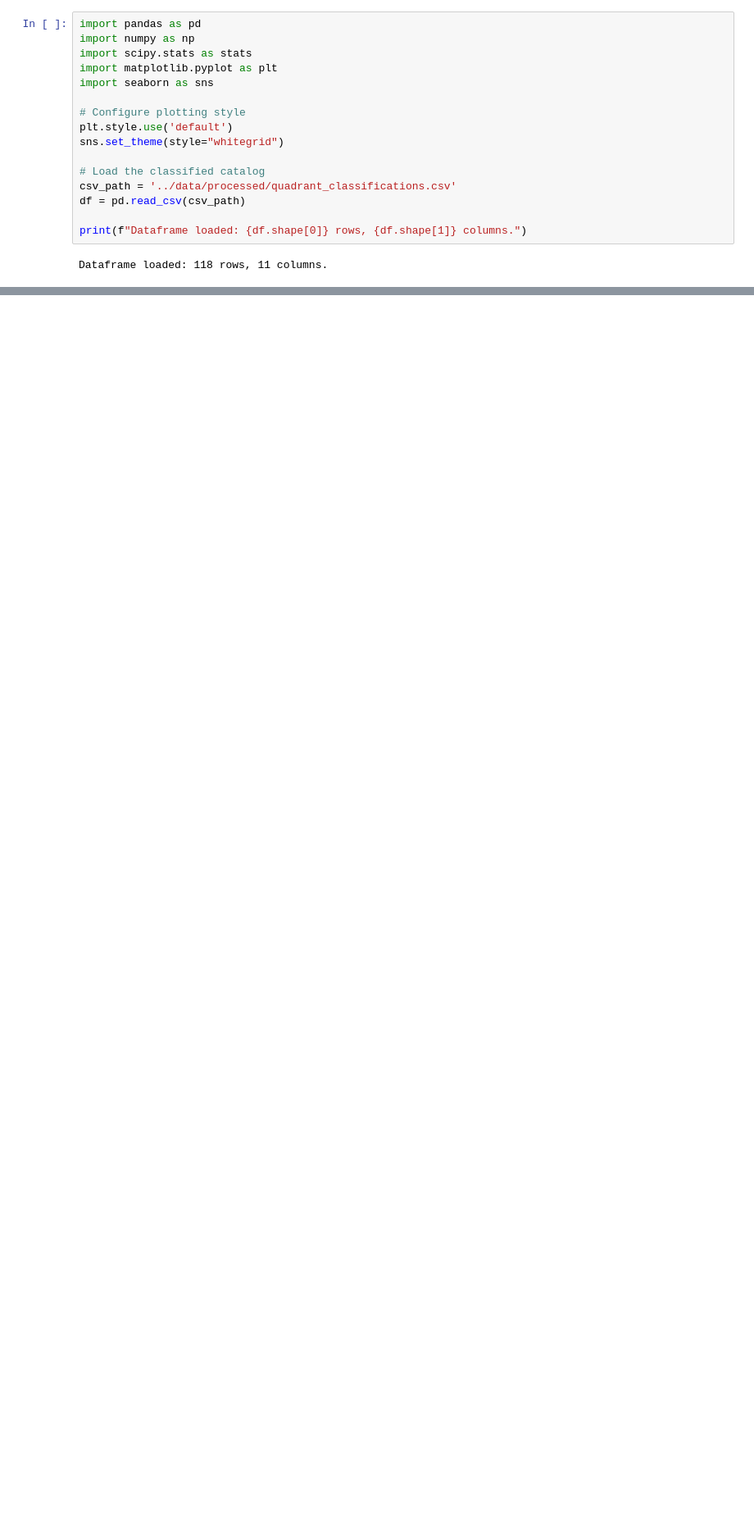
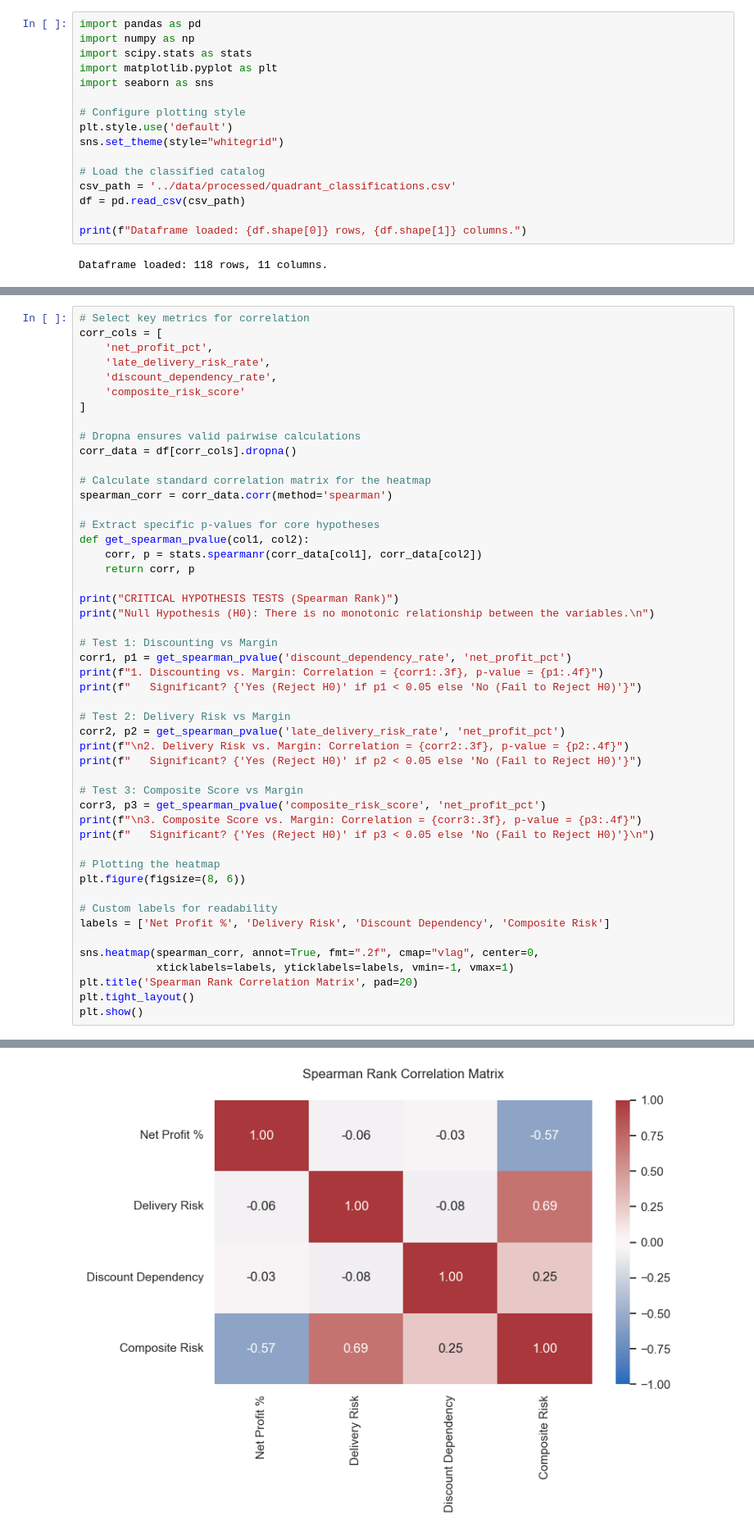
Before and after one commit to zeeshan-akram-ds/ecommerce-revenue-illusion-audit, a Jupyter notebook: notebooks/03_statistical_validation.ipynb, the cells around one changed output, grey strips where cells are left out. Shown at 82% size. Saved outputs shown, nothing was run; the diff lists cells and outputs as text; blank space fills up the shorter version.

```diff
--- a/notebooks/03_statistical_validation.ipynb
+++ b/notebooks/03_statistical_validation.ipynb
@@ -29,0 +85,50 @@ Dataframe loaded: 118 rows, 11 columns.
+# %%
+# Select key metrics for correlation
+corr_cols = [
+    'net_profit_pct',
+    'late_delivery_risk_rate',
+    'discount_dependency_rate',
+    'composite_risk_score'
+]
+
+# Dropna ensures valid pairwise calculations
+corr_data = df[corr_cols].dropna()
+
+# Calculate standard correlation matrix for the heatmap
+spearman_corr = corr_data.corr(method='spearman')
+
+# Extract specific p-values for core hypotheses
+def get_spearman_pvalue(col1, col2):
+    corr, p = stats.spearmanr(corr_data[col1], corr_data[col2])
+    return corr, p
+
+print("CRITICAL HYPOTHESIS TESTS (Spearman Rank)")
+print("Null Hypothesis (H0): There is no monotonic relationship between the variables.\n")
+
+# Test 1: Discounting vs Margin
+corr1, p1 = get_spearman_pvalue('discount_dependency_rate', 'net_profit_pct')
+print(f"1. Discounting vs. Margin: Correlation = {corr1:.3f}, p-value = {p1:.4f}")
+print(f"   Significant? {'Yes (Reject H0)' if p1 < 0.05 else 'No (Fail to Reject H0)'}")
+
+# Test 2: Delivery Risk vs Margin
+corr2, p2 = get_spearman_pvalue('late_delivery_risk_rate', 'net_profit_pct')
+print(f"\n2. Delivery Risk vs. Margin: Correlation = {corr2:.3f}, p-value = {p2:.4f}")
+print(f"   Significant? {'Yes (Reject H0)' if p2 < 0.05 else 'No (Fail to Reject H0)'}")
+
+# Test 3: Composite Score vs Margin
+corr3, p3 = get_spearman_pvalue('composite_risk_score', 'net_profit_pct')
+print(f"\n3. Composite Score vs. Margin: Correlation = {corr3:.3f}, p-value = {p3:.4f}")
+print(f"   Significant? {'Yes (Reject H0)' if p3 < 0.05 else 'No (Fail to Reject H0)'}\n")
+
+# Plotting the heatmap
+plt.figure(figsize=(8, 6))
+
+# Custom labels for readability
+labels = ['Net Profit %', 'Delivery Risk', 'Discount Dependency', 'Composite Risk']
+
+sns.heatmap(spearman_corr, annot=True, fmt=".2f", cmap="vlag", center=0,
+            xticklabels=labels, yticklabels=labels, vmin=-1, vmax=1)
+plt.title('Spearman Rank Correlation Matrix', pad=20)
+plt.tight_layout()
+plt.show()
+# %% [output]
@@ -29,0 +146 @@ Dataframe loaded: 118 rows, 11 columns.
+[figure, added]
```
Also changed, not shown: parts of 6 cells of this notebook, 1 other file.
